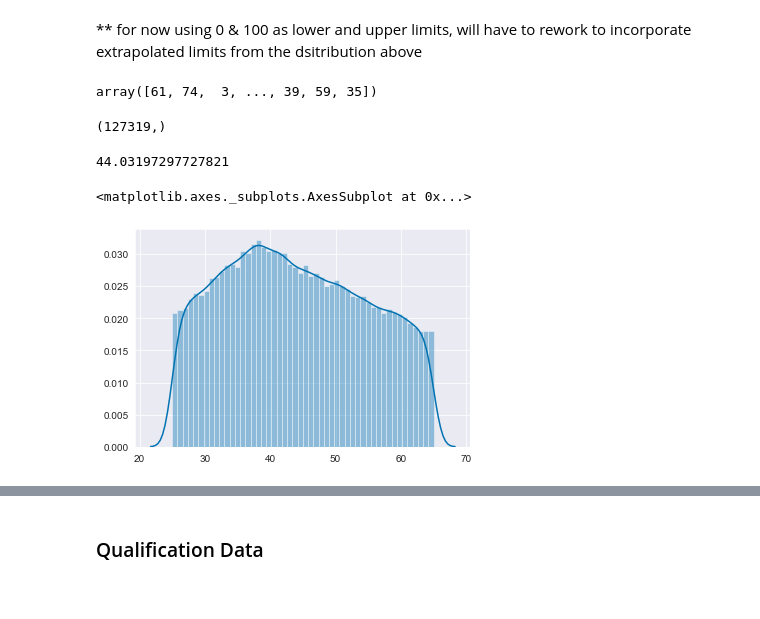
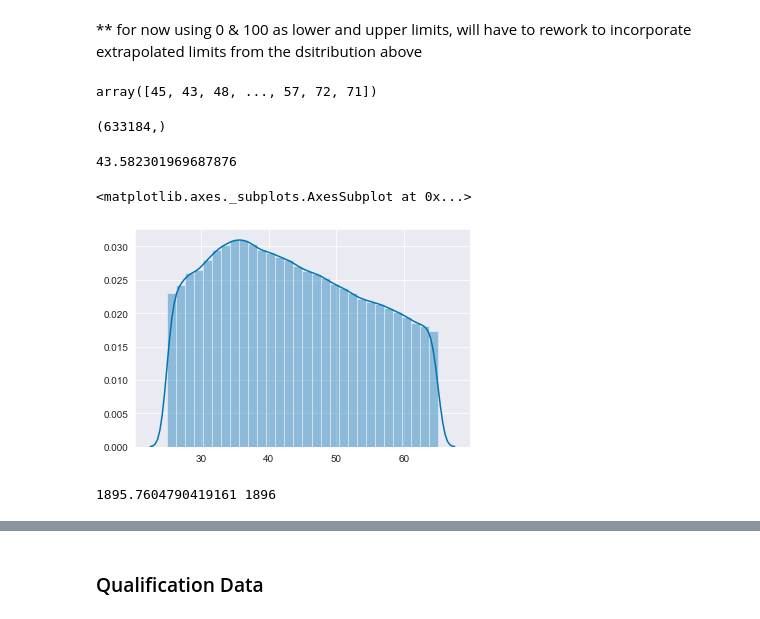
Before and after one commit to Pmcg1/ProgDA-Project-2019, a Jupyter notebook: ProgDA_Project_2019.ipynb, the cells around one changed output, grey strips where cells are left out. Saved outputs shown, nothing was run; the diff lists cells and outputs as text; code cells hidden in the pictures.

```diff
--- a/ProgDA_Project_2019.ipynb
+++ b/ProgDA_Project_2019.ipynb
@@ -210,12 +210,12 @@ ageFill.mean()
 # %%
 from scipy import stats
 m = stats.mode(ageFill)[0][0]
-ageTri = np.random.triangular(0, m, 100, 200000)
+ageTri = np.random.triangular(0, m, 100, 1000000)
 # %%
 np.rint(ageTri)
 ageTri.astype(int)
 # %% [output]
-array([61, 74,  3, ..., 39, 59, 35])
+array([45, 43, 48, ..., 57, 72, 71])
 # %%
 ageExcl = np.concatenate([np.arange(25), np.arange(65, 100)])
 # %%
@@ -224,13 +224,21 @@ ageTri = ageTri[ageTri < 65]
 # %%
 ageTri.shape
 # %% [output]
-(127319,)
+(633184,)
 # %%
 ageTri.mean()
 # %% [output]
-44.03197297727821
+43.582301969687876
 # %%
-sns.distplot(ageTri)
+sns.distplot(ageTri, bins = 30)
 # %% [output]
 <matplotlib.axes._subplots.AxesSubplot at 0x...>
-[figure, old version]
+[figure, new version]
+# %%
+ssize = 334
+
+skip = ageTri.shape[0]/ssize
+skipint = int(round(skip,0))
+print(skip, skipint)
+# %% [output]
+1895.7604790419161 1896
```
Also changed, not shown: parts of 5 cells of this notebook.
